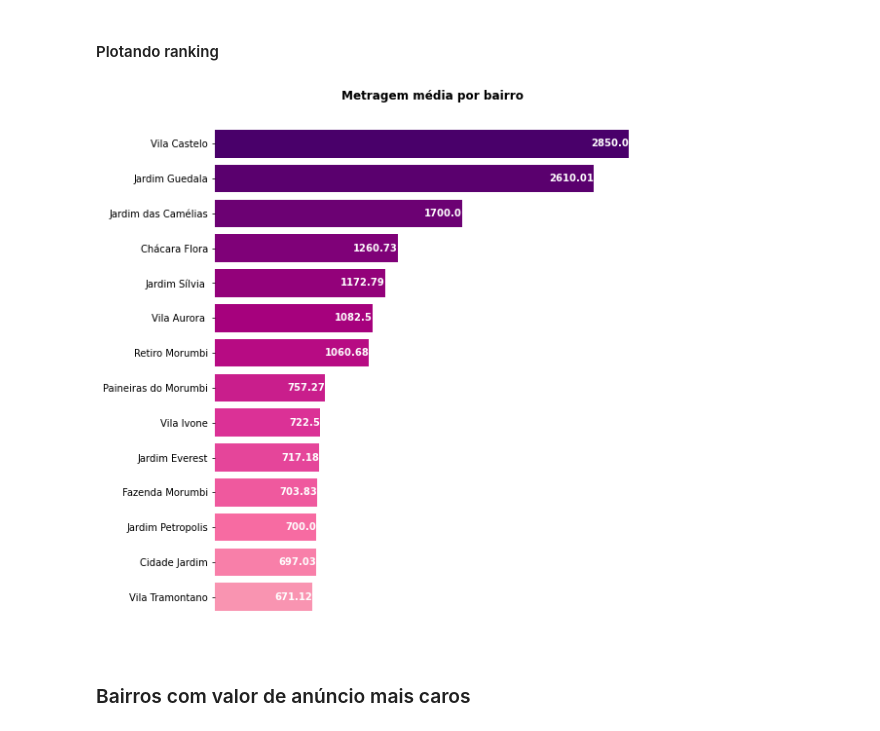
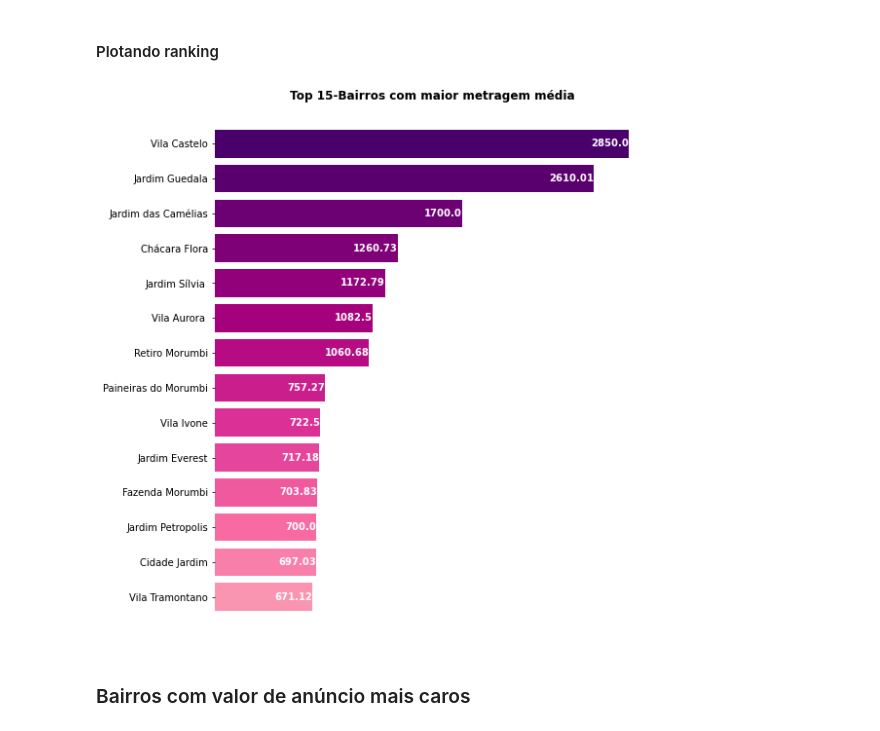
Before and after one commit to luizaires/Analise-de-dados-de-imoveis, a Jupyter notebook: Analise-de-dados-de-venda-de-imoveis.ipynb, the cells around one changed output. Saved outputs shown, nothing was run; the diff lists cells and outputs as text; code cells hidden in the pictures.

```diff
--- a/Analise-de-dados-de-venda-de-imoveis.ipynb
+++ b/Analise-de-dados-de-venda-de-imoveis.ipynb
@@ -302,9 +302,9 @@ top15_metragem
 #### Plotando ranking
 # %%
 #Devido ao alto ´metragem para Sitio Represa, vamos desconsiderá-lo no plot
-barhplot(y = 'Metragem média', data = top15_metragem[1:], palette = 'RdPu', title = 'Metragem média por bairro')
+barhplot(y = 'Metragem média', data = top15_metragem[1:], palette = 'RdPu', title = 'Top 15-Bairros com maior metragem média')
 # %% [output]
-[figure, old version]
+[figure, new version]
 # %% [markdown]
 ### Bairros com valor de anúncio mais caros
 # %% [markdown]
```
Also changed, not shown: parts of 16 cells of this notebook.
